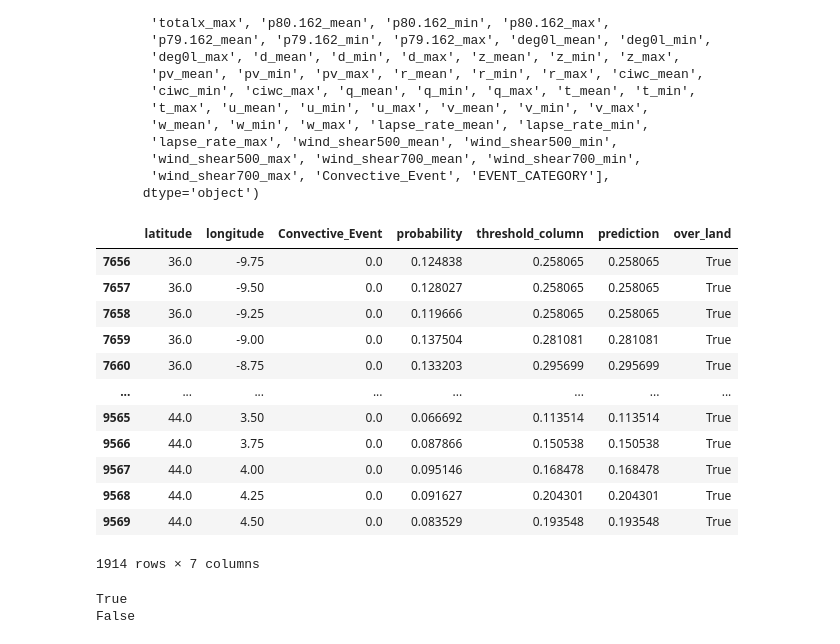
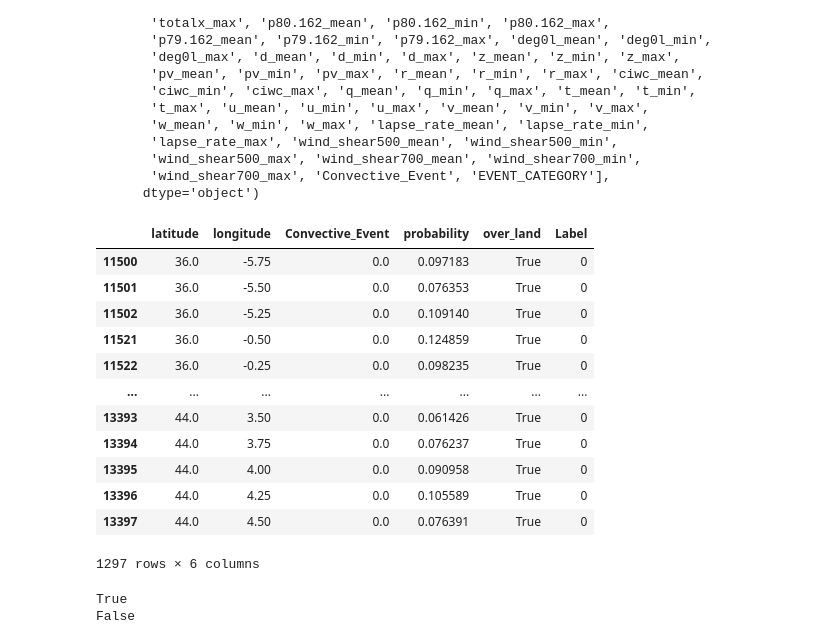
Before and after one commit to albertosanma/KOIOS, a Jupyter notebook: dev/KOIOS_meeting_20240226/UNDP_v0_IP_plotting.ipynb, the cells around one changed output. Saved outputs shown, nothing was run; the diff lists cells and outputs as text; code cells hidden in the pictures.

```diff
--- a/dev/KOIOS_meeting_20240226/UNDP_v0_IP_plotting.ipynb
+++ b/dev/KOIOS_meeting_20240226/UNDP_v0_IP_plotting.ipynb
@@ -149,11 +159,18 @@ plt.hist(data_ip_1["probability"],bins=bins,density=True,alpha=0.5)
  <BarContainer object of 49 artists>)
 [figure]
 # %%
-data_ip_monthly=data_ip.drop(columns=["day","year","date"]).groupby(["month","latitude","longitude"]).mean().reset_index()
-data_ip_month=data_ip_monthly.loc[data_ip_monthly["month"]==9].drop(columns="month")
-data_ip_month_masked=apply_land_mask(data_ip_month,0.25)
+month=8
 
-fig1,ax1, data=visualise_data(data_ip_month_masked,"Mean predicted probability","probability",cmap_steps=20,vmin=0.0,vmax=0.16,binary=False,figsize=(10,6))
+data_ip_monthly_mean=data_ip.drop(columns=["day","year","date"]).groupby(["month","latitude","longitude"]).mean().reset_index()
+data_ip_month_mean=data_ip_monthly_mean.loc[data_ip_monthly_mean["month"]==month].drop(columns="month")
+data_ip_month_mean_masked=apply_land_mask(data_ip_month_mean,0.25)
+
+data_ip_monthly_sum=data_ip.drop(columns=["day","year","date"]).groupby(["month","latitude","longitude"]).sum().reset_index()
+data_ip_month_sum=data_ip_monthly_sum.loc[data_ip_monthly_sum["month"]==month].drop(columns="month")
+data_ip_month_sum_masked=apply_land_mask(data_ip_month_sum,0.25)
+
+fig1,ax1, data=visualise_data(data_ip_month_mean_masked,"Mean predicted probability","probability",cmap_steps=20,vmin=0.0,vmax=0.16,binary=False,figsize=(6,4))
+fig1,ax1, data=visualise_data(data_ip_month_sum_masked,"Mean predicted probability","Convective_Event",cmap_steps=20,vmin=0.0,vmax=5,binary=False,figsize=(6,4))
 # %% [output]
 A value is trying to be set on a copy of a slice from a DataFrame.
 Try using .loc[row_indexer,col_indexer] = value instead
@@ -192,21 +221,21 @@ Index(['latitude', 'longitude', 'year', 'month', 'day', 'fg10_mean',
        'wind_shear700_max', 'Convective_Event', 'EVENT_CATEGORY'],
       dtype='object')
 # %%
-data_ip_month
+data_ip_month_masked
 # %% [output]
-|  | latitude | longitude | Convective_Event | probability | threshold_column | prediction | over_land |
-| 7656 | 36.0 | -9.75 | 0.0 | 0.124838 | 0.258065 | 0.258065 | True |
-| 7657 | 36.0 | -9.50 | 0.0 | 0.128027 | 0.258065 | 0.258065 | True |
-| 7658 | 36.0 | -9.25 | 0.0 | 0.119666 | 0.258065 | 0.258065 | True |
-| 7659 | 36.0 | -9.00 | 0.0 | 0.137504 | 0.281081 | 0.281081 | True |
-| 7660 | 36.0 | -8.75 | 0.0 | 0.133203 | 0.295699 | 0.295699 | True |
-| ... | ... | ... | ... | ... | ... | ... | ... |
-| 9565 | 44.0 | 3.50 | 0.0 | 0.066692 | 0.113514 | 0.113514 | True |
-| 9566 | 44.0 | 3.75 | 0.0 | 0.087866 | 0.150538 | 0.150538 | True |
-| 9567 | 44.0 | 4.00 | 0.0 | 0.095146 | 0.168478 | 0.168478 | True |
-| 9568 | 44.0 | 4.25 | 0.0 | 0.091627 | 0.204301 | 0.204301 | True |
-| 9569 | 44.0 | 4.50 | 0.0 | 0.083529 | 0.193548 | 0.193548 | True |
+|  | latitude | longitude | Convective_Event | probability | over_land | Label |
+| 11500 | 36.0 | -5.75 | 0.0 | 0.097183 | True | 0 |
+| 11501 | 36.0 | -5.50 | 0.0 | 0.076353 | True | 0 |
+| 11502 | 36.0 | -5.25 | 0.0 | 0.109140 | True | 0 |
+| 11521 | 36.0 | -0.50 | 0.0 | 0.124859 | True | 0 |
+| 11522 | 36.0 | -0.25 | 0.0 | 0.098235 | True | 0 |
+| ... | ... | ... | ... | ... | ... | ... |
+| 13393 | 44.0 | 3.50 | 0.0 | 0.061426 | True | 0 |
+| 13394 | 44.0 | 3.75 | 0.0 | 0.076237 | True | 0 |
+| 13395 | 44.0 | 4.00 | 0.0 | 0.090958 | True | 0 |
+| 13396 | 44.0 | 4.25 | 0.0 | 0.105589 | True | 0 |
+| 13397 | 44.0 | 4.50 | 0.0 | 0.076391 | True | 0 |
-1914 rows × 7 columns
+1297 rows × 6 columns
 # %%
 from mpl_toolkits.basemap import Basemap
 bm = Basemap(
```
Also changed, not shown: parts of 15 cells of this notebook, 2 other files.
